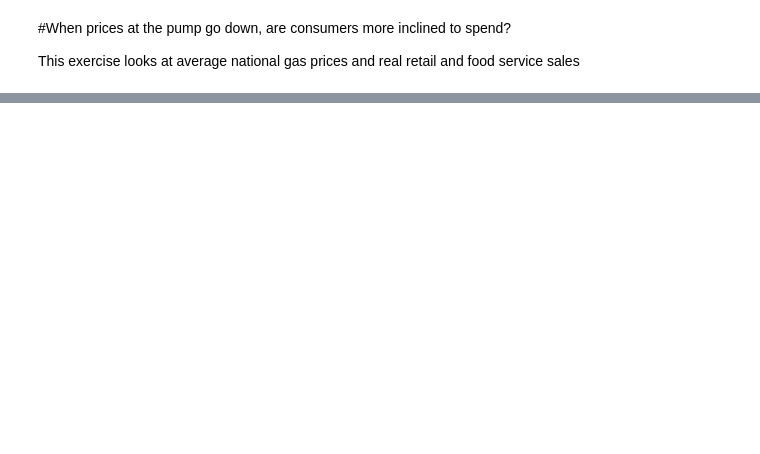
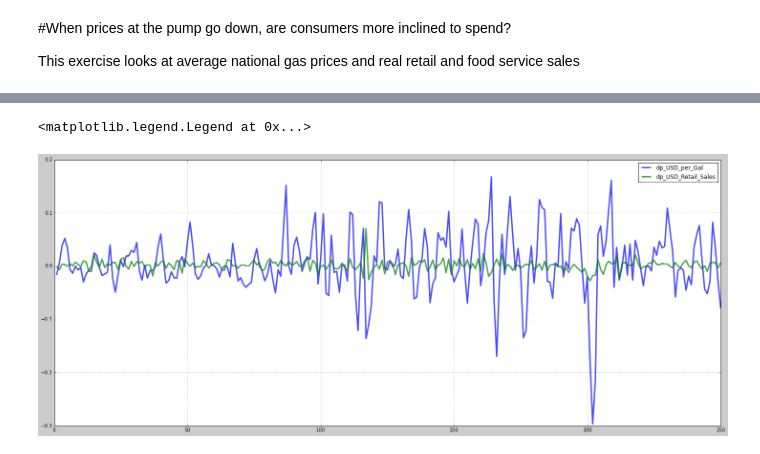
Before and after one commit to c-trl/us-gas-prices-vs-retail-sales, a Jupyter notebook: Gas Prices vs. Retail Sales.ipynb, the cells around one changed output, grey strips where cells are left out. Saved outputs shown, nothing was run; the diff lists cells and outputs as text; code cells hidden in the pictures; blank space fills up the shorter version.

```diff
--- a/Gas Prices vs. Retail Sales.ipynb
+++ b/Gas Prices vs. Retail Sales.ipynb
@@ -34,0 +43,16 @@ Perhaps a better way to see a comparison in trends would be to look at <b>%-chan
+# %%
+df['dp_USD_per_Gal'] = df.USD_per_Gal.pct_change()
+df['dp_USD_Retail_Sales'] = df.USD_Retail_Sales.pct_change()
+
+dpdf = df
+dpdf = dpdf.drop(['USD_per_Gal','USD_Retail_Sales'], axis=1)
+# %%
+plt.figure(figsize=(25,10), facecolor='#cccccc')
+
+df.dp_USD_per_Gal.plot(xlim=(0,250), linewidth=3, alpha=0.7)
+df.dp_USD_Retail_Sales.plot(linewidth=3, alpha=0.7)
+
+plt.legend(loc='best')
+# %% [output]
+<matplotlib.legend.Legend at 0x...>
+[figure, added]
```
Also changed, not shown: parts of 6 cells of this notebook.
